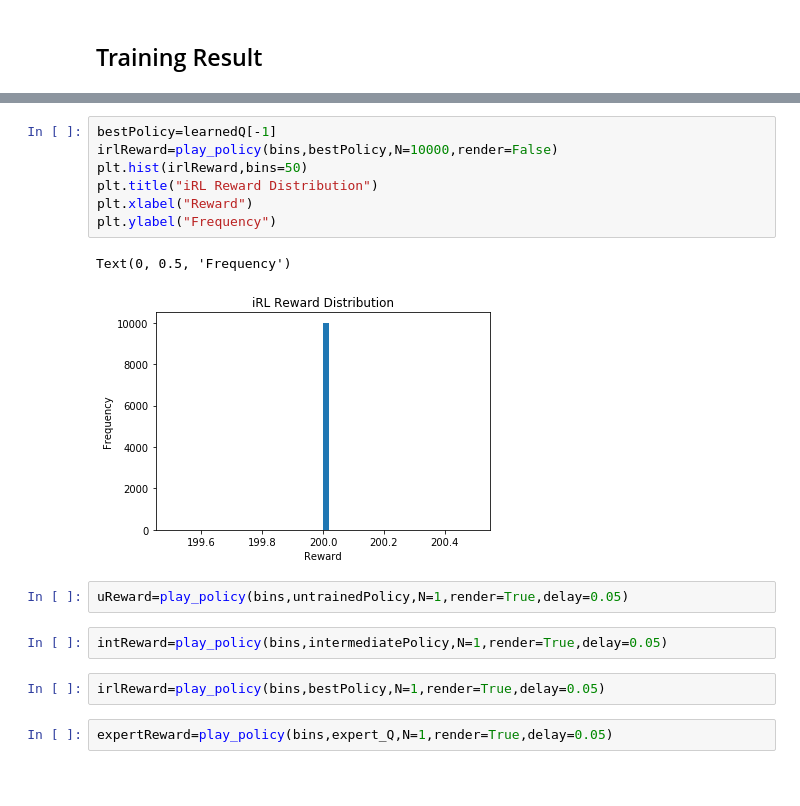
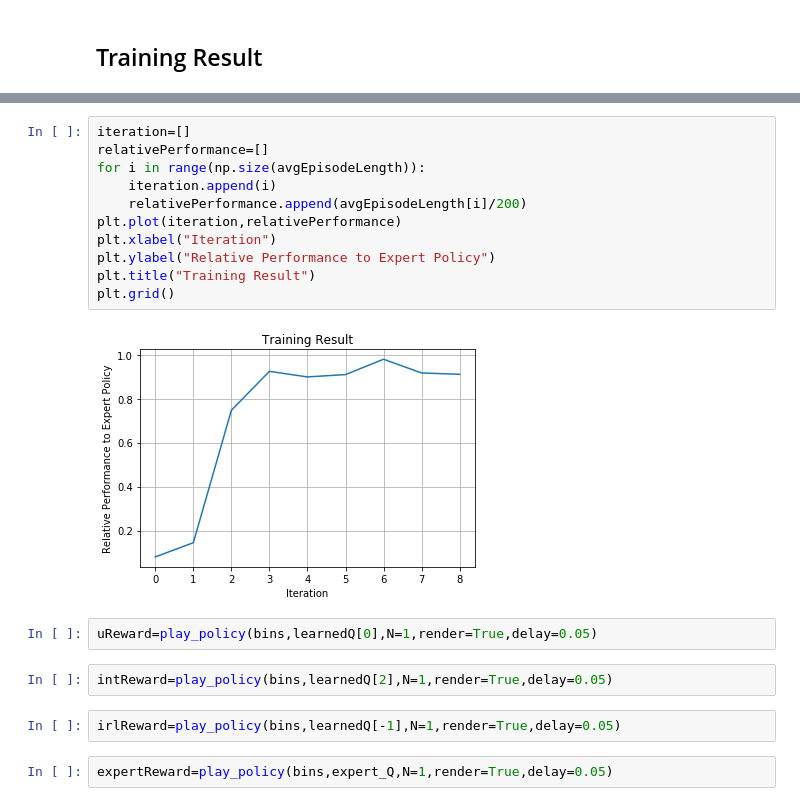
Before and after one commit to rhklite/apprenticeship_inverse_RL, a Jupyter notebook: Apprenticeship_Inverse_Reinforcement_Learning.ipynb, the cells around one changed output, grey strips where cells are left out. Cells and saved outputs as stored; diff of their text form; blank space fills up the shorter version.

```diff
--- a/Apprenticeship_Inverse_Reinforcement_Learning.ipynb
+++ b/Apprenticeship_Inverse_Reinforcement_Learning.ipynb
@@ -472,18 +468,21 @@ Text(0, 0.5, 'Frequency')
-# %%
-bestPolicy=learnedQ[-1]
-irlReward=play_policy(bins,bestPolicy,N=10000,render=False)
-plt.hist(irlReward,bins=50)
-plt.title("iRL Reward Distribution")
-plt.xlabel("Reward")
-plt.ylabel("Frequency")
-# %% [output]
-Text(0, 0.5, 'Frequency')
-[figure, removed]
+# %%
+iteration=[]
+relativePerformance=[]
+for i in range(np.size(avgEpisodeLength)):
+    iteration.append(i)
+    relativePerformance.append(avgEpisodeLength[i]/200)
+plt.plot(iteration,relativePerformance)
+plt.xlabel("Iteration")
+plt.ylabel("Relative Performance to Expert Policy")
+plt.title("Training Result")
+plt.grid()
+# %% [output]
+[figure, added]
 # %%
-uReward=play_policy(bins,untrainedPolicy,N=1,render=True,delay=0.05)
+uReward=play_policy(bins,learnedQ[0],N=1,render=True,delay=0.05)
 # %%
-intReward=play_policy(bins,intermediatePolicy,N=1,render=True,delay=0.05)
+intReward=play_policy(bins,learnedQ[2],N=1,render=True,delay=0.05)
 # %%
-irlReward=play_policy(bins,bestPolicy,N=1,render=True,delay=0.05)
+irlReward=play_policy(bins,learnedQ[-1],N=1,render=True,delay=0.05)
 # %%
 expertReward=play_policy(bins,expert_Q,N=1,render=True,delay=0.05)
```
Also changed, not shown: parts of 19 cells of this notebook, 5 other files.
